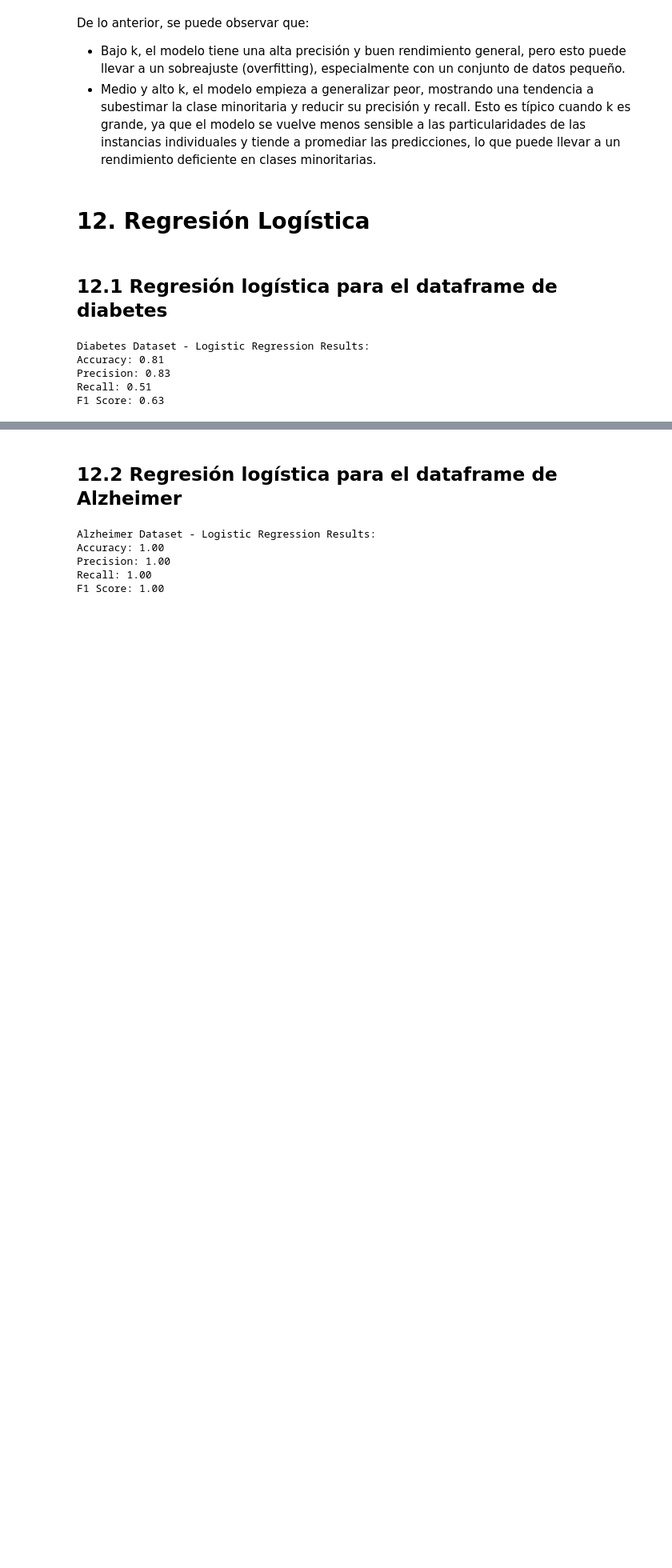
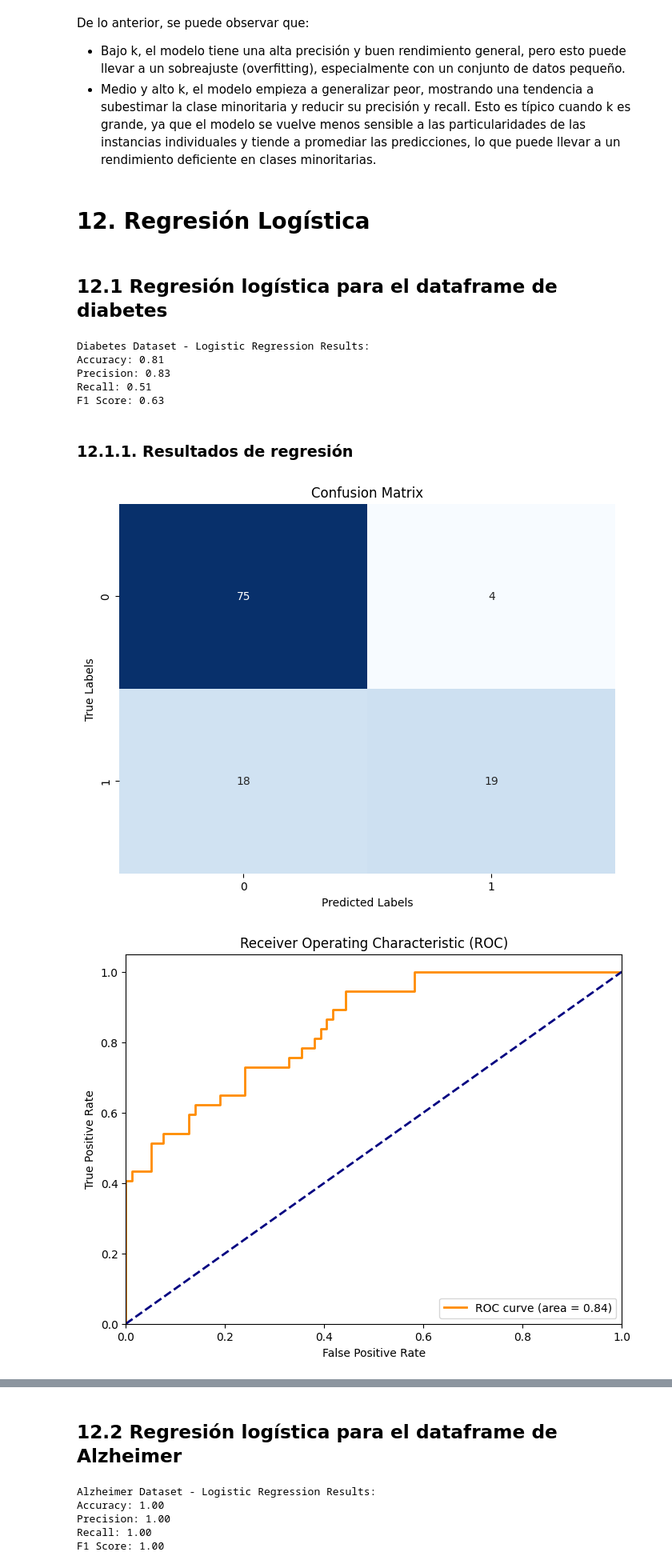
Before and after one commit to MajinLoop/IC6200_AI_P1, a Jupyter notebook: src/P2AI.ipynb, the cells around one changed output, grey strips where cells are left out. Shown: that part at 80% size. Saved outputs shown, nothing was run; the diff lists cells and outputs as text; code cells hidden in the pictures; blank space fills up the shorter version.

```diff
--- a/src/P2AI.ipynb
+++ b/src/P2AI.ipynb
@@ -464,15 +469,21 @@ Tags: [1 0]
 # %% [markdown]
 ## 10.1 Diatabetes dataframes
 # %%
-def tvt_df_split(df):
-    train_df, aux_df = train_test_split(df, test_size=0.3, random_state=SCIKIT_LEARN_RANDOM_STATE)
-    validation_df, test_df = train_test_split(aux_df, test_size=0.5, random_state=SCIKIT_LEARN_RANDOM_STATE)
+#def tvt_df_split(df):
+#    train_df, aux_df = train_test_split(df, test_size=0.3, random_state=SCIKIT_LEARN_RANDOM_STATE)
+#    validation_df, test_df = train_test_split(aux_df, test_size=0.5, random_state=SCIKIT_LEARN_RANDOM_STATE)
+#    train_df = train_df.copy()
+#    validation_df = validation_df.copy()
+#    test_df = test_df.copy()
+#    return train_df, validation_df, test_df
 
-    train_df = train_df.copy()
-    validation_df = validation_df.copy()
-    test_df = test_df.copy()
 
+def tvt_df_split(df, test_size=0.3, validation_size=0.5, random_state=SCIKIT_LEARN_RANDOM_STATE):
+    train_df, aux_df = train_test_split(df, test_size=test_size, random_state=random_state)
+    validation_df, test_df = train_test_split(aux_df, test_size=validation_size, random_state=random_state)
     return train_df, validation_df, test_df
+
+
 
 # Diabetes custom dataframes
 train_dfd, validation_dfd, test_dfd = tvt_df_split(cdfd.df)
@@ -686,3 +671,52 @@ Accuracy: 0.81
 Precision: 0.83
 Recall: 0.51
 F1 Score: 0.63
+# %% [markdown]
+### 12.1.1. Resultados de regresión
+# %%
+def plot_confusion_matrix(y_true, y_pred, labels):
+    cm = confusion_matrix(y_true, y_pred, labels=labels)
+    plt.figure(figsize=(8, 6))
+    sns.heatmap(cm, annot=True, fmt='d', cmap='Blues', cbar=False,
+                xticklabels=labels, yticklabels=labels)
+    plt.xlabel('Predicted Labels')
+    plt.ylabel('True Labels')
+    plt.title('Confusion Matrix')
+    plt.show()
+
+def plot_roc_curve(y_true, y_pred_prob):
+    fpr, tpr, _ = roc_curve(y_true, y_pred_prob)
+    roc_auc = auc(fpr, tpr)
+
+    plt.figure(figsize=(8, 6))
+    plt.plot(fpr, tpr, color='darkorange', lw=2, label='ROC curve (area = %0.2f)' % roc_auc)
+    plt.plot([0, 1], [0, 1], color='navy', lw=2, linestyle='--')
+    plt.xlim([0.0, 1.0])
+    plt.ylim([0.0, 1.05])
+    plt.xlabel('False Positive Rate')
+    plt.ylabel('True Positive Rate')
+    plt.title('Receiver Operating Characteristic (ROC)')
+    plt.legend(loc='lower right')
+    plt.show()
+
+def print_scores(y_true, y_pred):
+    print("Classification Report:")
+    print(classification_report(y_true, y_pred))
+    print("Confusion Matrix:")
+    print(confusion_matrix(y_true, y_pred))
+    print("ROC AUC Score:", roc_auc_score(y_true, y_pred))
+
+# Assuming y_test_d are the true labels and y_pred_log_reg_d are the predictions
+# Plot confusion matrix
+plot_confusion_matrix(y_test_d, y_pred_log_reg_d, labels=[0, 1])
+
+# Plot ROC curve
+# Obtain predicted probabilities for the positive class
+y_pred_prob_log_reg_d = log_reg.predict_proba(X_test_d)[:, 1]
+plot_roc_curve(y_test_d, y_pred_prob_log_reg_d)
+
+# Print scores
+print_scores(y_test_d, y_pred_log_reg_d)
+# %% [output]
+[figure, added]
+[figure, added]
```
Also changed, not shown: parts of 7 cells of this notebook, 1 other file.
